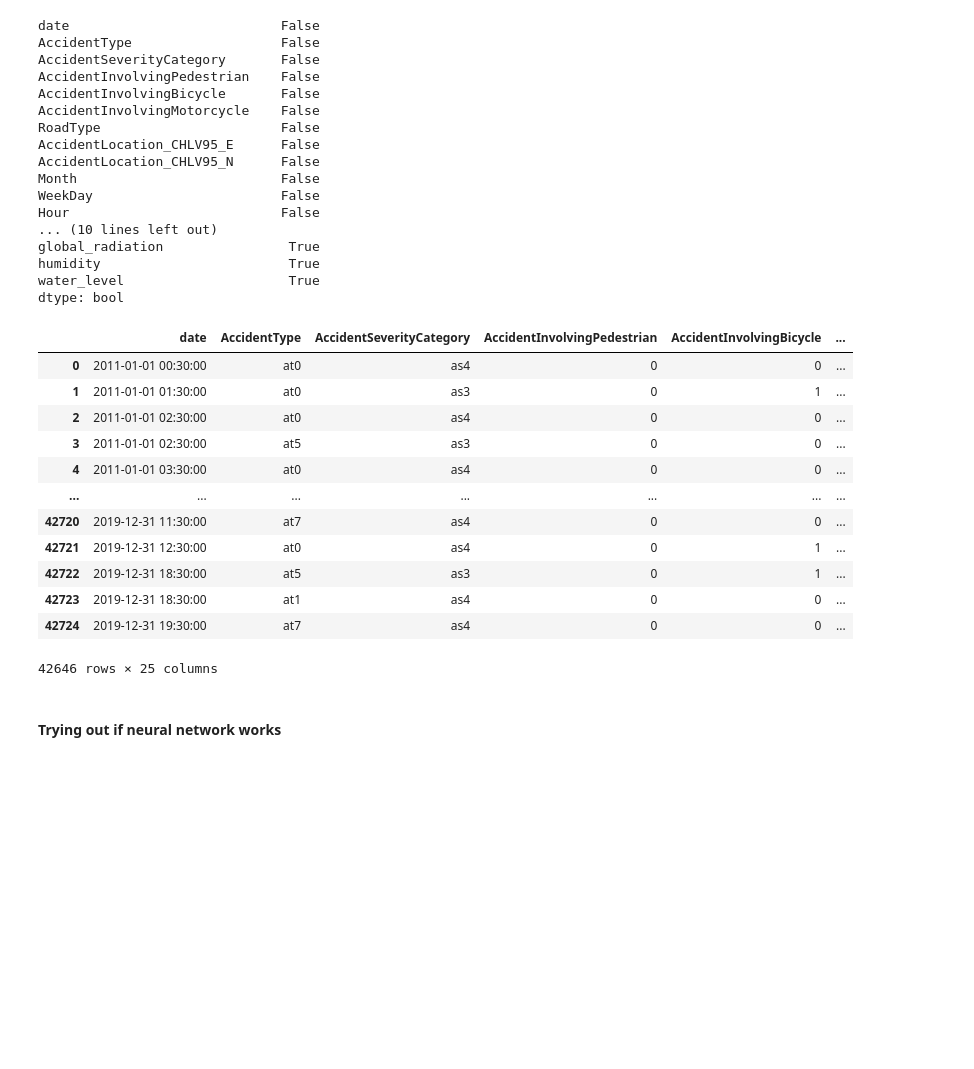
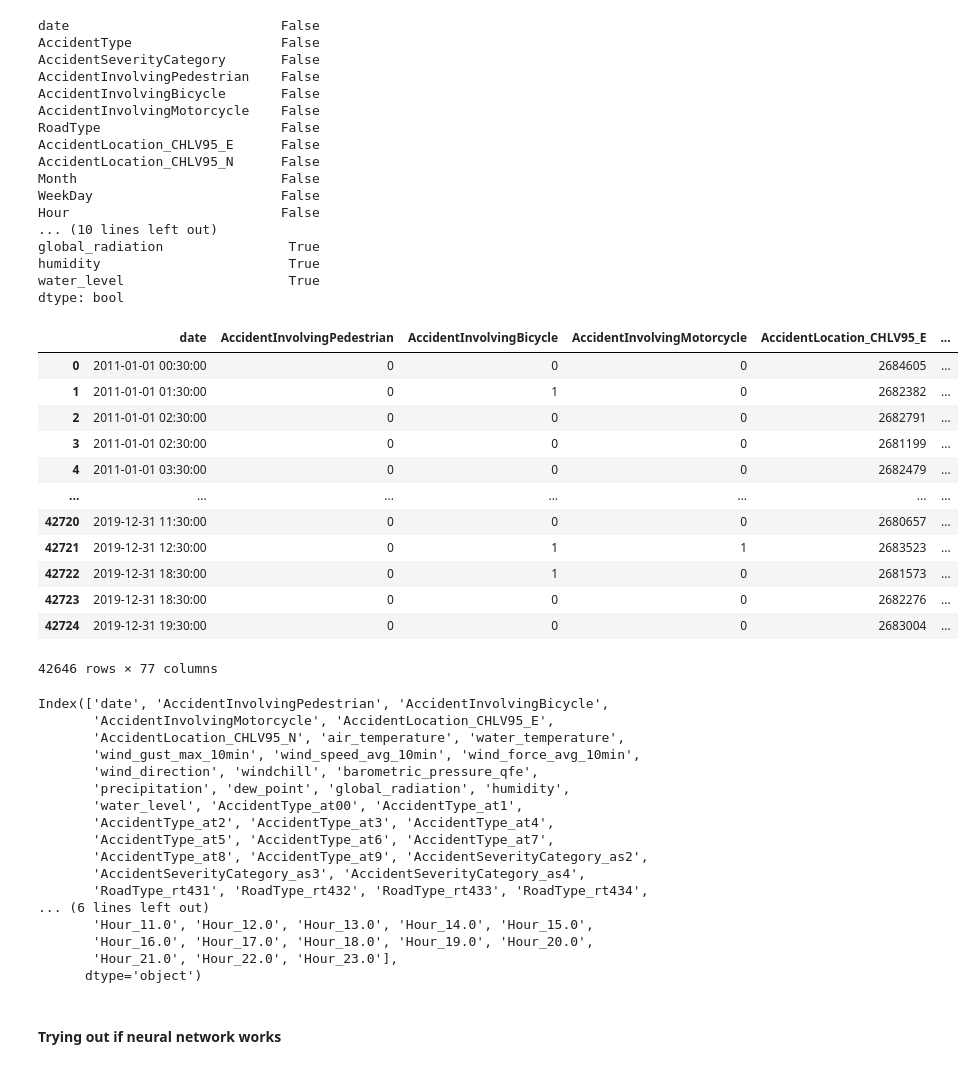
Before and after one commit to Antonio-226/Big-Data-Analytics-Group-Project, a Jupyter notebook: Join datasets.ipynb, the cells around one changed output. Cells and saved outputs as stored; diff of their text form; code cells hidden in the pictures; blank space fills up the shorter version.

Commit message:
Worked on multi label dataset

```diff
--- a/Join datasets.ipynb
+++ b/Join datasets.ipynb
@@ -255,19 +215,53 @@ df_join_multi = df_join_multi.dropna()
+# %%
+#drop nan columns
+df_join_multi = df_join_multi.dropna()
+
+#convert wind direction to type integer
+df_join_multi['wind_direction'] = [int(i) for i in df_join_multi['wind_direction']]
+
+#one hot encoding of accident severity category
+categorical_cols = list(df_join_multi.select_dtypes(include=['object']).columns)
+categorical_cols.extend(['Month', 'Hour']) # these need to be one hot encoded as well
+df_join_multi = pd.get_dummies(df_join_multi, columns = categorical_cols, dtype= bool, drop_first= True)
+#convert boolean to integers
+bool_cols = list(df_join_multi.select_dtypes(include=['bool']).columns)
+df_join_multi[bool_cols] = 1*df_join_multi[bool_cols]
+
+df_join_multi.columns
+# %% [output]
+|  | date | AccidentInvolvingPedestrian | AccidentInvolvingBicycle | AccidentInvolvingMotorcycle | AccidentLocation_CHLV95_E | ... |
+| 0 | 2011-01-01 00:30:00 | 0 | 0 | 0 | 2684605 | ... |
+| 1 | 2011-01-01 01:30:00 | 0 | 1 | 0 | 2682382 | ... |
+| 2 | 2011-01-01 02:30:00 | 0 | 0 | 0 | 2682791 | ... |
+| 3 | 2011-01-01 02:30:00 | 0 | 0 | 0 | 2681199 | ... |
+| 4 | 2011-01-01 03:30:00 | 0 | 0 | 0 | 2682479 | ... |
+| ... | ... | ... | ... | ... | ... | ... |
+| 42720 | 2019-12-31 11:30:00 | 0 | 0 | 0 | 2680657 | ... |
+| 42721 | 2019-12-31 12:30:00 | 0 | 1 | 1 | 2683523 | ... |
+| 42722 | 2019-12-31 18:30:00 | 0 | 1 | 0 | 2681573 | ... |
+| 42723 | 2019-12-31 18:30:00 | 0 | 0 | 0 | 2682276 | ... |
+| 42724 | 2019-12-31 19:30:00 | 0 | 0 | 0 | 2683004 | ... |
+42646 rows × 77 columns
 # %%
-df_join_multi
+df_join_multi.columns
 # %% [output]
-|  | date | AccidentType | AccidentSeverityCategory | AccidentInvolvingPedestrian | AccidentInvolvingBicycle | ... |
-| 0 | 2011-01-01 00:30:00 | at0 | as4 | 0 | 0 | ... |
-| 1 | 2011-01-01 01:30:00 | at0 | as3 | 0 | 1 | ... |
-| 2 | 2011-01-01 02:30:00 | at0 | as4 | 0 | 0 | ... |
-| 3 | 2011-01-01 02:30:00 | at5 | as3 | 0 | 0 | ... |
-| 4 | 2011-01-01 03:30:00 | at0 | as4 | 0 | 0 | ... |
-| ... | ... | ... | ... | ... | ... | ... |
-| 42720 | 2019-12-31 11:30:00 | at7 | as4 | 0 | 0 | ... |
-| 42721 | 2019-12-31 12:30:00 | at0 | as4 | 0 | 1 | ... |
-| 42722 | 2019-12-31 18:30:00 | at5 | as3 | 0 | 1 | ... |
-| 42723 | 2019-12-31 18:30:00 | at1 | as4 | 0 | 0 | ... |
-| 42724 | 2019-12-31 19:30:00 | at7 | as4 | 0 | 0 | ... |
-42646 rows × 25 columns
+Index(['date', 'AccidentInvolvingPedestrian', 'AccidentInvolvingBicycle',
+       'AccidentInvolvingMotorcycle', 'AccidentLocation_CHLV95_E',
+       'AccidentLocation_CHLV95_N', 'air_temperature', 'water_temperature',
+       'wind_gust_max_10min', 'wind_speed_avg_10min', 'wind_force_avg_10min',
+       'wind_direction', 'windchill', 'barometric_pressure_qfe',
+       'precipitation', 'dew_point', 'global_radiation', 'humidity',
+       'water_level', 'AccidentType_at00', 'AccidentType_at1',
+       'AccidentType_at2', 'AccidentType_at3', 'AccidentType_at4',
+       'AccidentType_at5', 'AccidentType_at6', 'AccidentType_at7',
+       'AccidentType_at8', 'AccidentType_at9', 'AccidentSeverityCategory_as2',
+       'AccidentSeverityCategory_as3', 'AccidentSeverityCategory_as4',
+       'RoadType_rt431', 'RoadType_rt432', 'RoadType_rt433', 'RoadType_rt434',
+... (6 lines left out)
+       'Hour_11.0', 'Hour_12.0', 'Hour_13.0', 'Hour_14.0', 'Hour_15.0',
+       'Hour_16.0', 'Hour_17.0', 'Hour_18.0', 'Hour_19.0', 'Hour_20.0',
+       'Hour_21.0', 'Hour_22.0', 'Hour_23.0'],
+      dtype='object')
 # %% [markdown]
 #### Trying out if neural network works
 # %%
```
Also changed, not shown: parts of 20 cells of this notebook.
